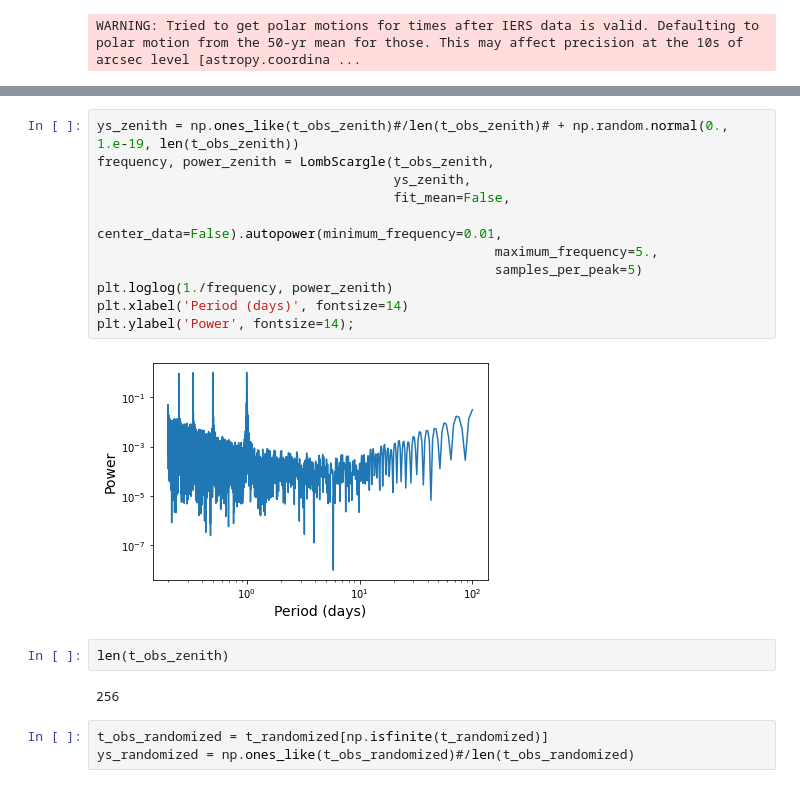
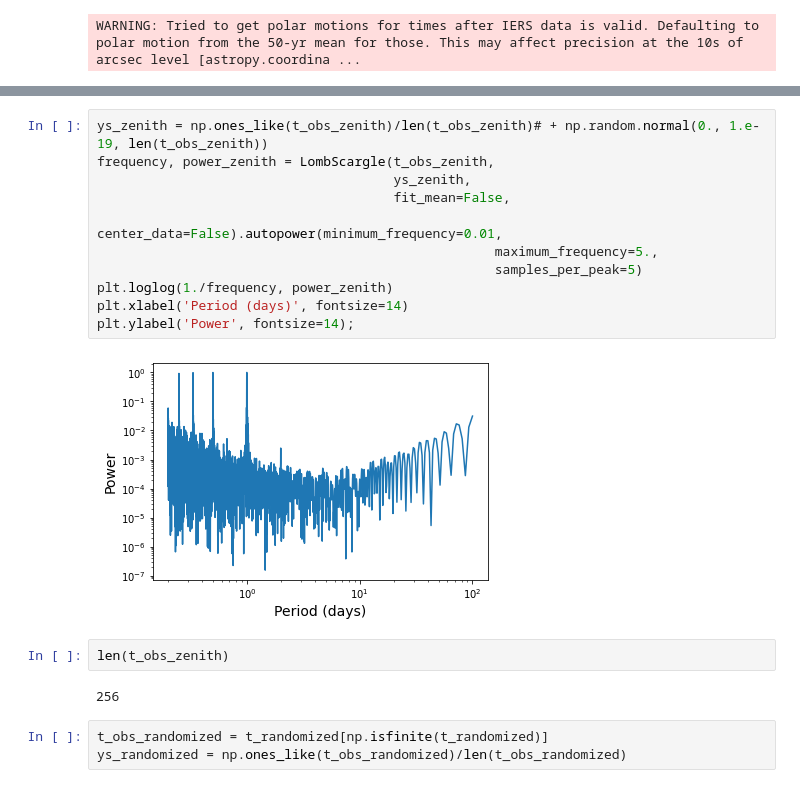
Before and after one commit to megbedell/thethethe, a Jupyter notebook: window-functions.ipynb, the cells around one changed output, grey strips where cells are left out. Cells and saved outputs as stored; diff of their text form.

```diff
--- a/window-functions.ipynb
+++ b/window-functions.ipynb
@@ -142,23 +142,23 @@ plt.ylim([1.5,1.0]);
 # %%
-ys_zenith = np.ones_like(t_obs_zenith)#/len(t_obs_zenith)# + np.random.normal(0., 1.e-19, len(t_obs_zenith))
+ys_zenith = np.ones_like(t_obs_zenith)/len(t_obs_zenith)# + np.random.normal(0., 1.e-19, len(t_obs_zenith))
 frequency, power_zenith = LombScargle(t_obs_zenith,
                                       ys_zenith,
                                       fit_mean=False,
                                       center_data=False).autopower(minimum_frequency=0.01,
                                                    maximum_frequency=5.,
                                                    samples_per_peak=5)
 plt.loglog(1./frequency, power_zenith)
 plt.xlabel('Period (days)', fontsize=14)
 plt.ylabel('Power', fontsize=14);
 # %% [output]
-[figure, old version]
+[figure, new version]
 # %%
 len(t_obs_zenith)
 # %% [output]
 256
 # %%
 t_obs_randomized = t_randomized[np.isfinite(t_randomized)]
-ys_randomized = np.ones_like(t_obs_randomized)#/len(t_obs_randomized)
+ys_randomized = np.ones_like(t_obs_randomized)/len(t_obs_randomized)
 # %%
 power_randomized = LombScargle(t_obs_randomized,
                                ys_randomized, fit_mean=False, center_data=False).power(frequency)
```
Also changed, not shown: parts of 18 cells of this notebook.
